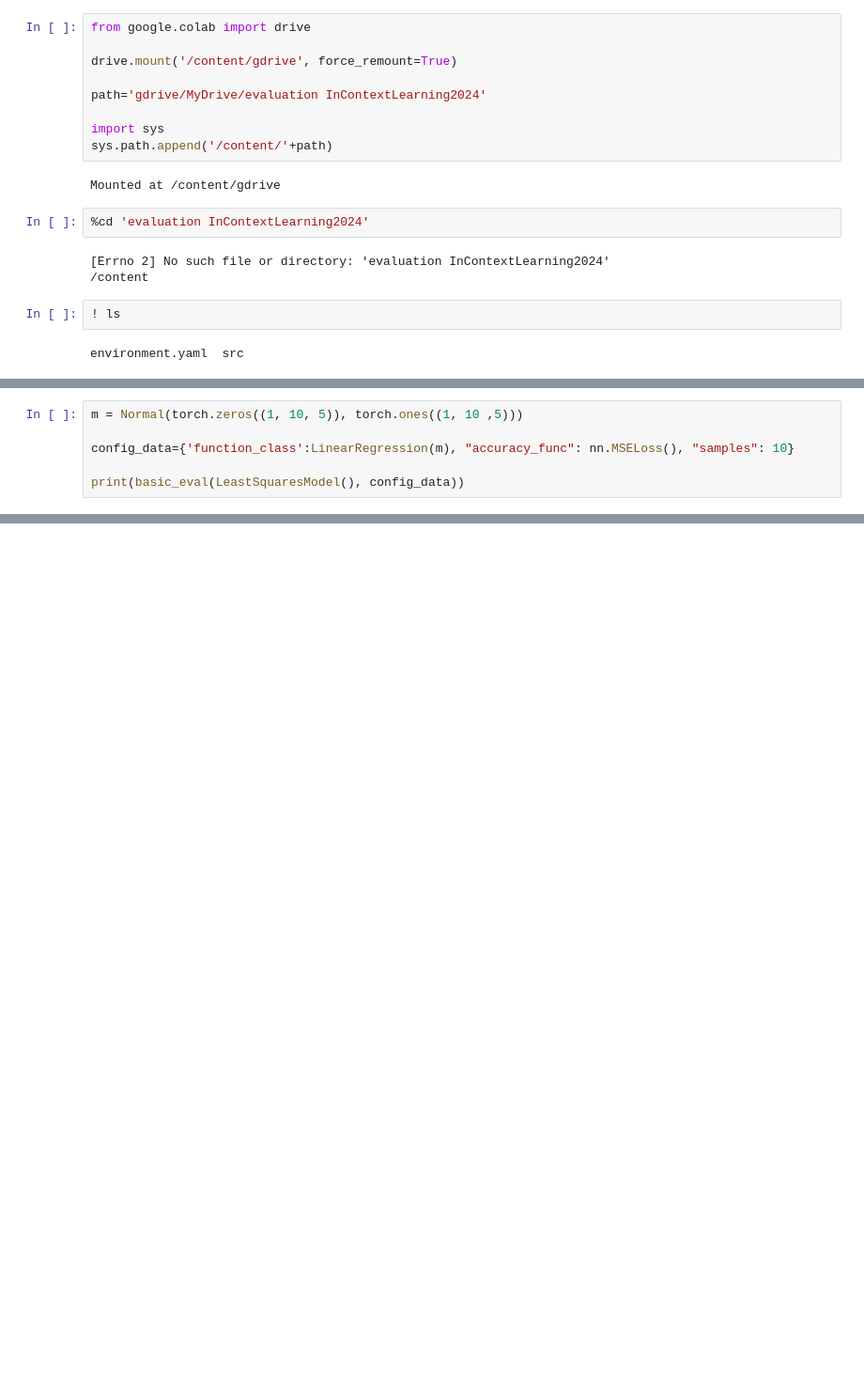
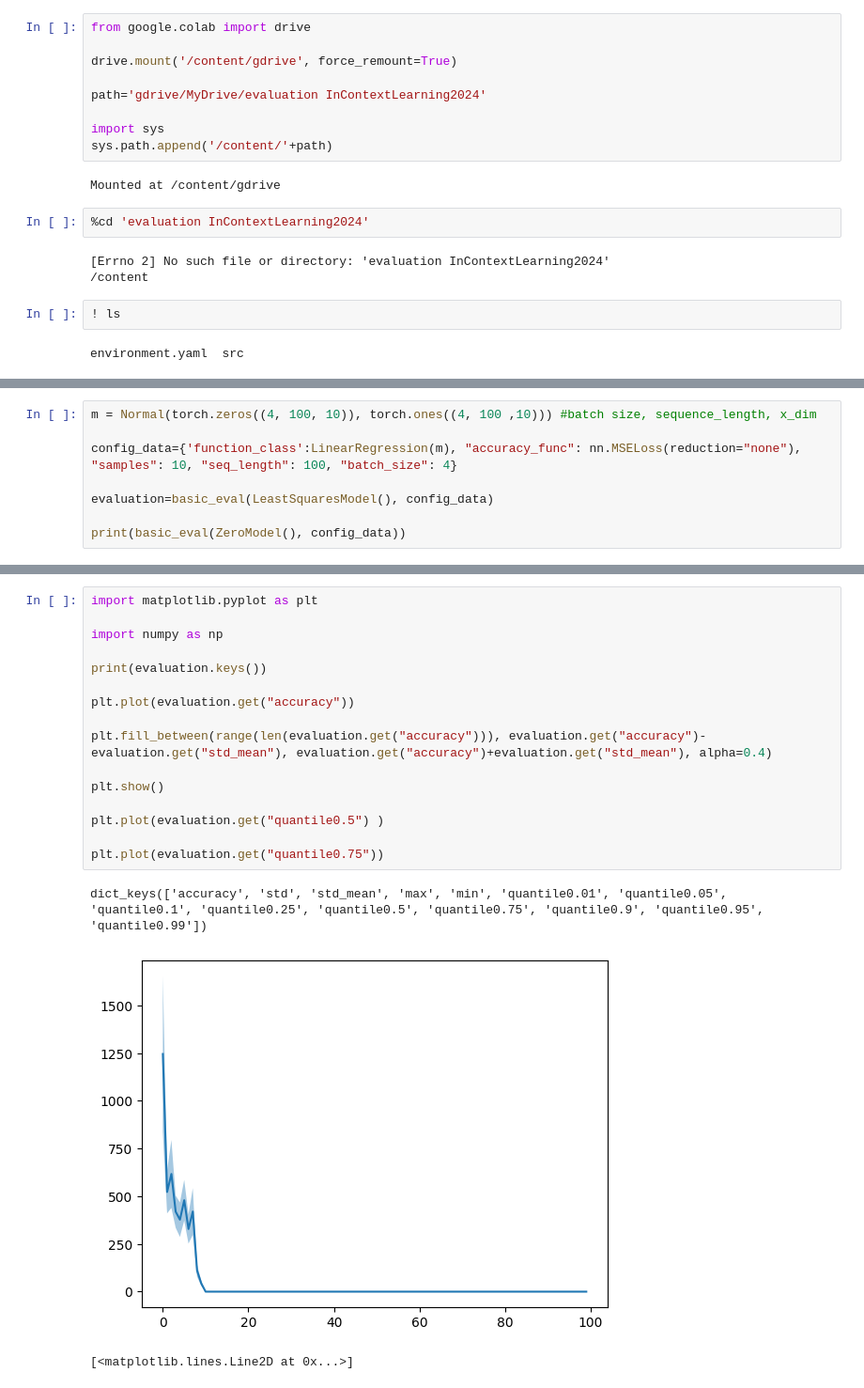
Before and after one commit to DerrickhSun/in-context, a Jupyter notebook: src/eval_test.ipynb, the cells around one changed output, grey strips where cells are left out. Shown at 94% size. Saved outputs shown, nothing was run; the diff lists cells and outputs as text; blank space fills up the shorter version.

Commit message:
Getting basic_eval to work+minor changes

```diff
--- a/src/eval_test.ipynb
+++ b/src/eval_test.ipynb
@@ -30,8 +33,10 @@ from torch import nn
 from torch import normal
 # %%
-m = Normal(torch.zeros((1, 10, 5)), torch.ones((1, 10 ,5)))
+m = Normal(torch.zeros((4, 100, 10)), torch.ones((4, 100 ,10))) #batch size, sequence_length, x_dim
 
-config_data={'function_class':LinearRegression(m), "accuracy_func": nn.MSELoss(), "samples": 10}
+config_data={'function_class':LinearRegression(m), "accuracy_func": nn.MSELoss(reduction="none"), "samples": 10, "seq_length": 100, "batch_size": 4}
 
-print(basic_eval(LeastSquaresModel(), config_data))
+evaluation=basic_eval(LeastSquaresModel(), config_data)
+
+print(basic_eval(ZeroModel(), config_data))
 # %% [output]
@@ -38,0 +60,20 @@ ValueError: not enough values to unpack (expected 2, got 1)
+# %%
+import matplotlib.pyplot as plt
+
+import numpy as np
+
+print(evaluation.keys())
+
+plt.plot(evaluation.get("accuracy"))
+
+plt.fill_between(range(len(evaluation.get("accuracy"))), evaluation.get("accuracy")-evaluation.get("std_mean"), evaluation.get("accuracy")+evaluation.get("std_mean"), alpha=0.4)
+
+plt.show()
+
+plt.plot(evaluation.get("quantile0.5") )
+
+plt.plot(evaluation.get("quantile0.75"))
+# %% [output]
+dict_keys(['accuracy', 'std', 'std_mean', 'max', 'min', 'quantile0.01', 'quantile0.05', 'quantile0.1', 'quantile0.25', 'quantile0.5', 'quantile0.75', 'quantile0.9', 'quantile0.95', 'quantile0.99'])
+[figure, added]
+[<matplotlib.lines.Line2D at 0x...>]
```
Also changed, not shown: parts of 3 cells of this notebook, 3 other files.
